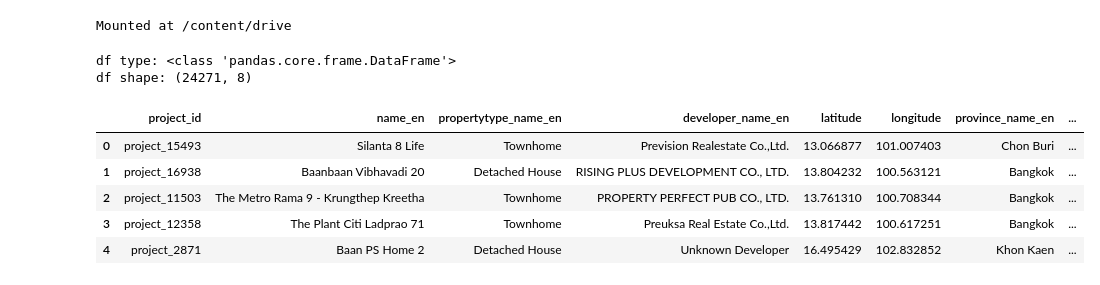
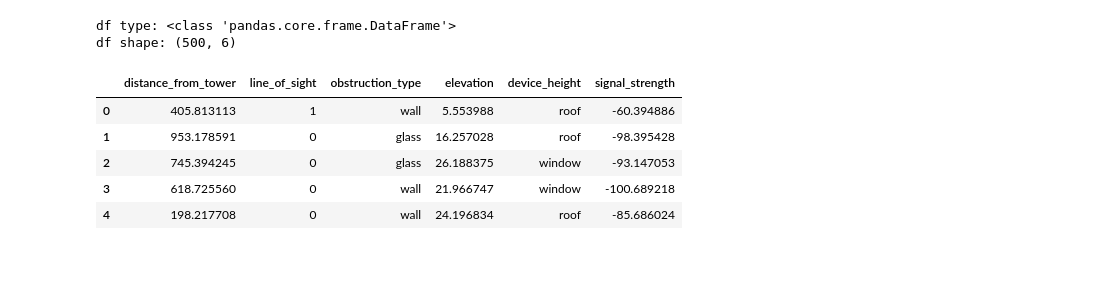
Before and after one commit to padaungthar/ai-based-telecom, a Jupyter notebook: ai-based_RSSI_Predication.ipynb, the cells around one changed output. Cells and saved outputs as stored; diff of their text form; code cells hidden in the pictures.

```diff
--- a/ai-based_RSSI_Predication.ipynb
+++ b/ai-based_RSSI_Predication.ipynb
@@ -3,25 +3,21 @@ import matplotlib.pyplot as plt
 import pandas as pd
 import numpy as np
 import plotly.express as px
-# %%
-from google.colab import drive
-drive.mount('/content/drive')
-# %% [output]
-Mounted at /content/drive
 # %%
-# Import "/content/drive/My Drive/thailand_real_estate_2023_clean.csv"
-df = pd.read_csv("/content/drive/My Drive/thailand_real_estate_2023_clean.csv")
+# Import the dataset from Github
+url = 'https://raw.githubusercontent.com/padaungthar/ai-based-telecom/refs/heads/main/fwa_signal_dataset.csv'
+df = pd.read_csv(url)
 
 # Print object type, shape, and head
 print("df type:", type(df))
 print("df shape:", df.shape)
 df.head()
 # %% [output]
 df type: <class 'pandas.core.frame.DataFrame'>
-df shape: (24271, 8)
+df shape: (500, 6)
-|  | project_id | name_en | propertytype_name_en | developer_name_en | latitude | longitude | province_name_en | ... |
-| 0 | project_15493 | Silanta 8 Life | Townhome | Prevision Realestate Co.,Ltd. | 13.066877 | 101.007403 | Chon Buri | ... |
-| 1 | project_16938 | Baanbaan Vibhavadi 20 | Detached House | RISING PLUS DEVELOPMENT CO., LTD. | 13.804232 | 100.563121 | Bangkok | ... |
-| 2 | project_11503 | The Metro Rama 9 - Krungthep Kreetha | Townhome | PROPERTY PERFECT PUB CO., LTD. | 13.761310 | 100.708344 | Bangkok | ... |
-| 3 | project_12358 | The Plant Citi Ladprao 71 | Townhome | Preuksa Real Estate Co.,Ltd. | 13.817442 | 100.617251 | Bangkok | ... |
-| 4 | project_2871 | Baan PS Home 2 | Detached House | Unknown Developer | 16.495429 | 102.832852 | Khon Kaen | ... |
+|  | distance_from_tower | line_of_sight | obstruction_type | elevation | device_height | signal_strength |
+| 0 | 405.813113 | 1 | wall | 5.553988 | roof | -60.394886 |
+| 1 | 953.178591 | 0 | glass | 16.257028 | roof | -98.395428 |
+| 2 | 745.394245 | 0 | glass | 26.188375 | window | -93.147053 |
+| 3 | 618.725560 | 0 | wall | 21.966747 | window | -100.689218 |
+| 4 | 198.217708 | 0 | wall | 24.196834 | roof | -85.686024 |
```
Also changed, not shown: parts of 16 cells of this notebook.
